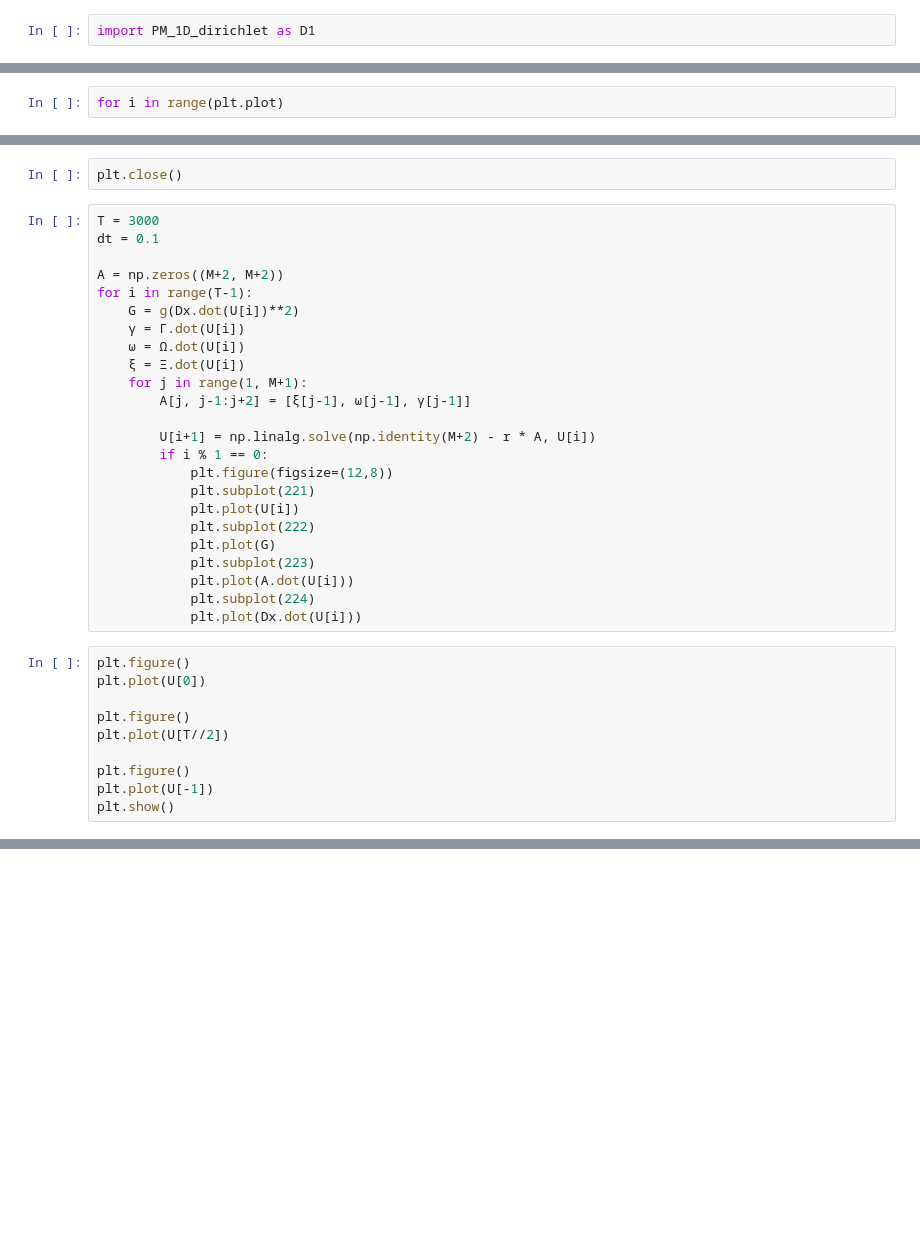
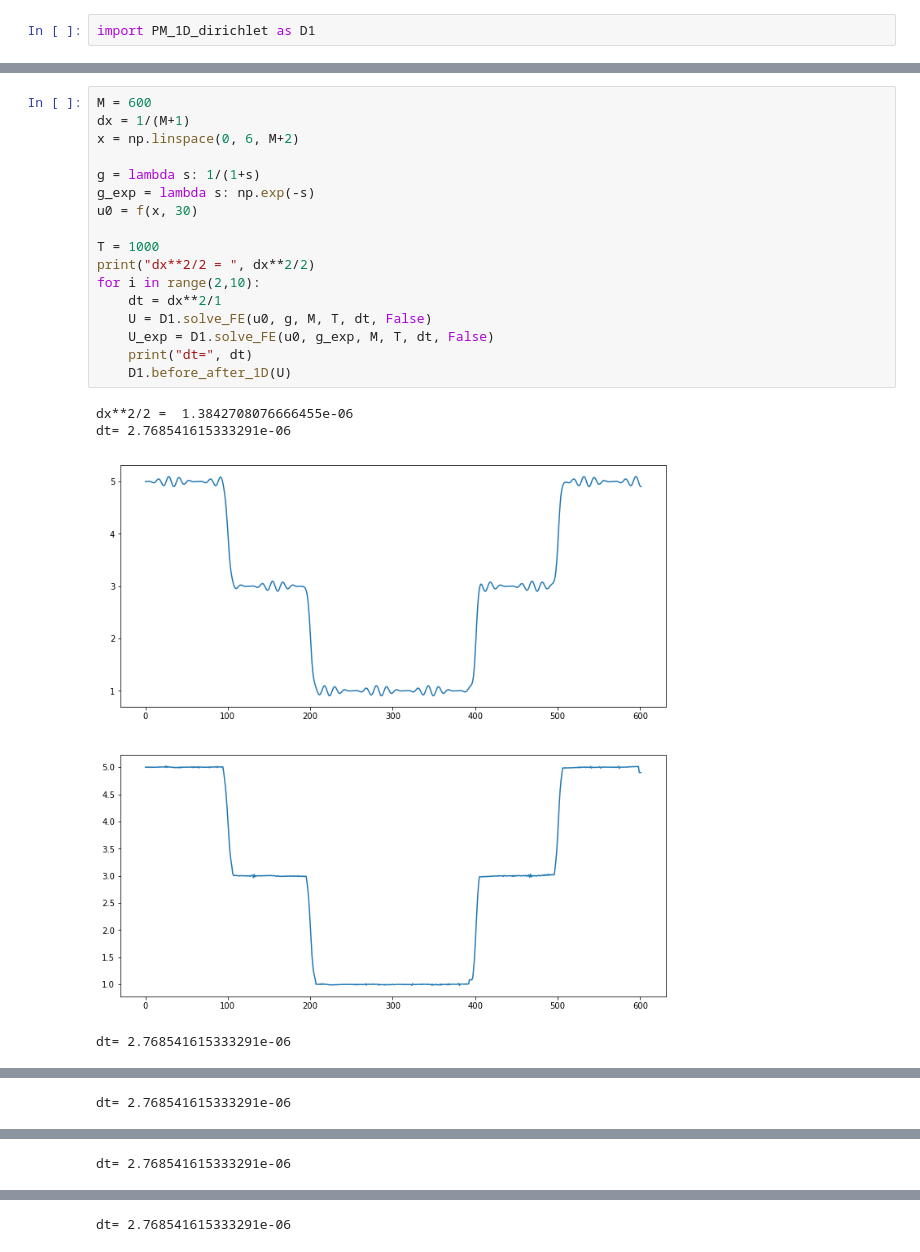
Before and after one commit to jorgenriseth/Perona-Malik-Equation, a Jupyter notebook: 1D_dirichlet.ipynb, the cells around one changed output, grey strips where cells are left out. Cells and saved outputs as stored; diff of their text form; blank space fills up the shorter version.

```diff
--- a/1D_dirichlet.ipynb
+++ b/1D_dirichlet.ipynb
@@ -49,2 +58,0 @@ for t in range((2, 8)):
-# %%
-for i in range(plt.plot)
@@ -90,36 +61,22 @@ plt.show()
-# %%
-plt.close()
-# %%
-T = 3000
-dt = 0.1
-
-A = np.zeros((M+2, M+2))
-for i in range(T-1):
-    G = g(Dx.dot(U[i])**2)
-    γ = Γ.dot(U[i])
-    ω = Ω.dot(U[i])
-    ξ = Ξ.dot(U[i])
-    for j in range(1, M+1):
-        A[j, j-1:j+2] = [ξ[j-1], ω[j-1], γ[j-1]]
-
-        U[i+1] = np.linalg.solve(np.identity(M+2) - r * A, U[i])
-        if i % 1 == 0:
-            plt.figure(figsize=(12,8))
-            plt.subplot(221)
-            plt.plot(U[i])
-            plt.subplot(222)
-            plt.plot(G)
-            plt.subplot(223)
-            plt.plot(A.dot(U[i]))
-            plt.subplot(224)
-            plt.plot(Dx.dot(U[i]))
-# %%
-plt.figure()
-plt.plot(U[0])
-
-plt.figure()
-plt.plot(U[T//2])
-
-plt.figure()
-plt.plot(U[-1])
-plt.show()
+# %%
+M = 600
+dx = 1/(M+1)
+x = np.linspace(0, 6, M+2)
+
+g = lambda s: 1/(1+s)
+g_exp = lambda s: np.exp(-s)
+u0 = f(x, 30)
+
+T = 1000
+print("dx**2/2 = ", dx**2/2)
+for i in range(2,10):
+    dt = dx**2/1
+    U = D1.solve_FE(u0, g, M, T, dt, False)
+    U_exp = D1.solve_FE(u0, g_exp, M, T, dt, False)
+    print("dt=", dt)
+    D1.before_after_1D(U)
+# %% [output]
+dx**2/2 =  1.3842708076666455e-06
+dt= 2.768541615333291e-06
+[figure, added]
+dt= 2.768541615333291e-06
@@ -125,0 +84 @@ plt.show()
+dt= 2.768541615333291e-06
@@ -125,0 +86 @@ plt.show()
+dt= 2.768541615333291e-06
@@ -125,0 +88 @@ plt.show()
+dt= 2.768541615333291e-06
```
Also changed, not shown: parts of 9 cells of this notebook, 9 other files.
